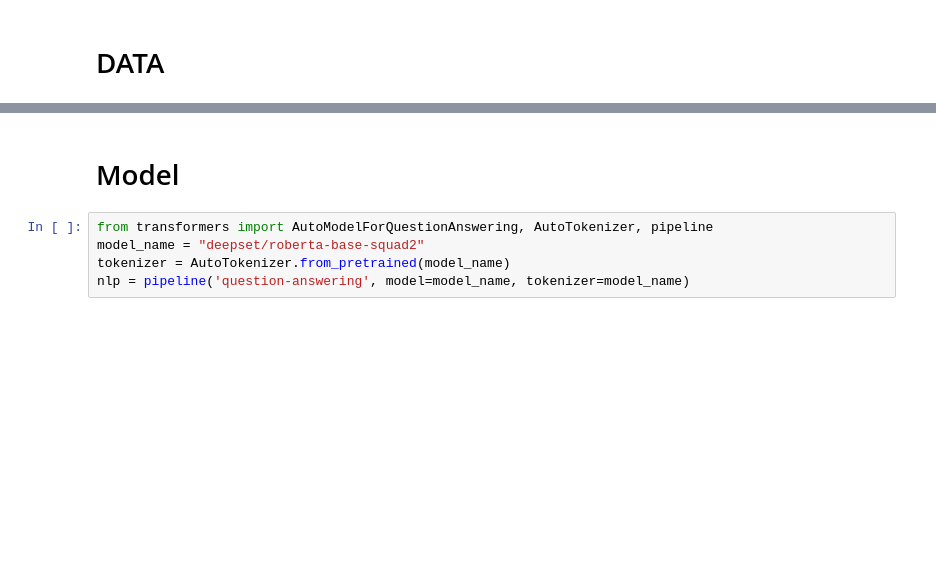
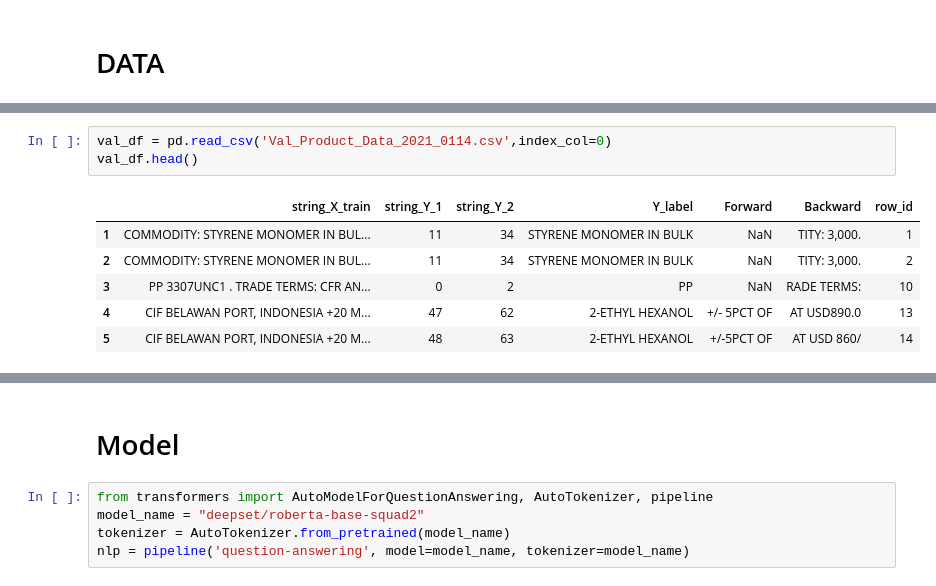
Before and after one commit to skywalker0803r/Product_Data_SQuAD, a Jupyter notebook: EDA.ipynb, the cells around one changed output, grey strips where cells are left out. Saved outputs shown, nothing was run; the diff lists cells and outputs as text; blank space fills up the shorter version.

```diff
--- a/EDA.ipynb
+++ b/EDA.ipynb
@@ -13,3 +14,13 @@ df.head()
 | 91 | TRIS . CIF PORT KLANG,MALAYSIA | 0 | 4 | TRIS | NaN | SIA | 139 | {'Product':[( 0 , 4 )]} |
 | 1000 | TRADE TERMS:CIF HEYUAN, CHINA AND... | 73 | 87 | PVC RESIN S-70 | NG, CHINA.1 | PER MT AS PE | 1425 | {'Product':[( 73 , 87 )]} |
 | 82 | TRADE TERMS INCOTERMS 2010 : CFR ... | 145 | 166 | ABS AF3535-AJ Z-BLACK | MOUNT ABS AF | -BLACK 108MT | 126 | {'Product':[( 145 , 166 )]} |
+# %%
+val_df = pd.read_csv('Val_Product_Data_2021_0114.csv',index_col=0)
+val_df.head()
+# %% [output]
+|  | string_X_train | string_Y_1 | string_Y_2 | Y_label | Forward | Backward | row_id |
+| 1 | COMMODITY: STYRENE MONOMER IN BUL... | 11 | 34 | STYRENE MONOMER IN BULK | NaN | TITY: 3,000. | 1 |
+| 2 | COMMODITY: STYRENE MONOMER IN BUL... | 11 | 34 | STYRENE MONOMER IN BULK | NaN | TITY: 3,000. | 2 |
+| 3 | PP 3307UNC1 . TRADE TERMS: CFR AN... | 0 | 2 | PP | NaN | RADE TERMS: | 10 |
+| 4 | CIF BELAWAN PORT, INDONESIA +20 M... | 47 | 62 | 2-ETHYL HEXANOL | +/- 5PCT OF | AT USD890.0 | 13 |
+| 5 | CIF BELAWAN PORT, INDONESIA +20 M... | 48 | 63 | 2-ETHYL HEXANOL | +/-5PCT OF | AT USD 860/ | 14 |
```
Also changed, not shown: parts of 9 cells of this notebook.
